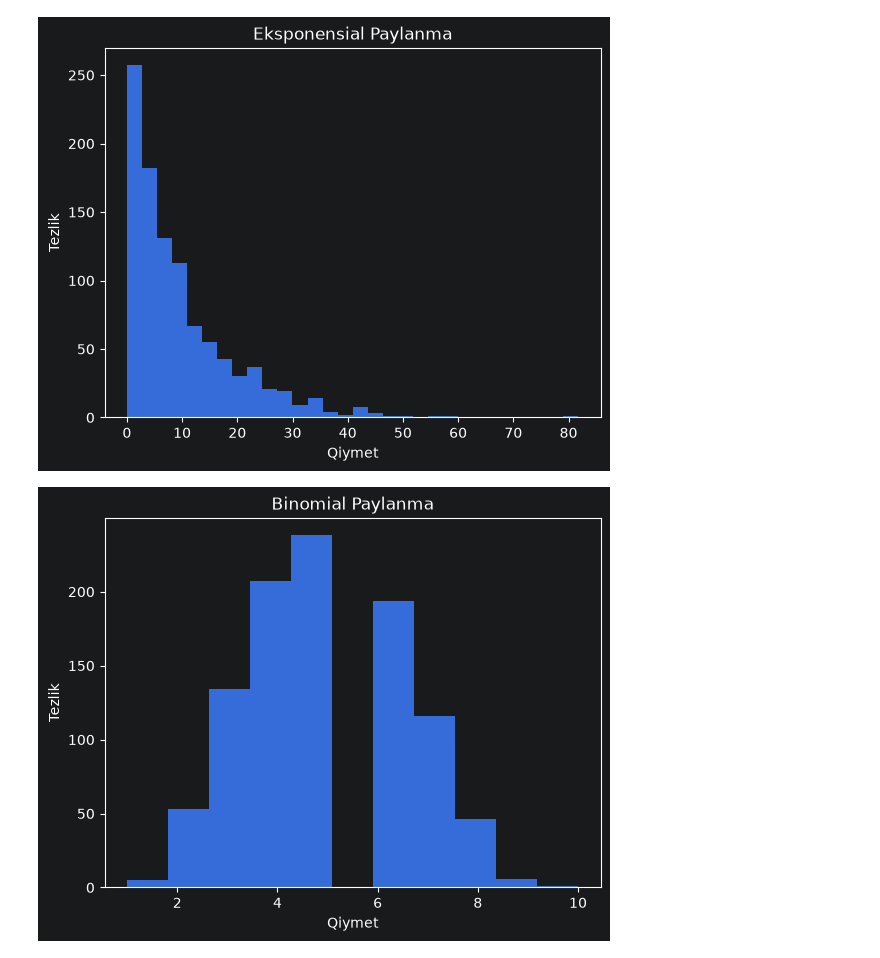
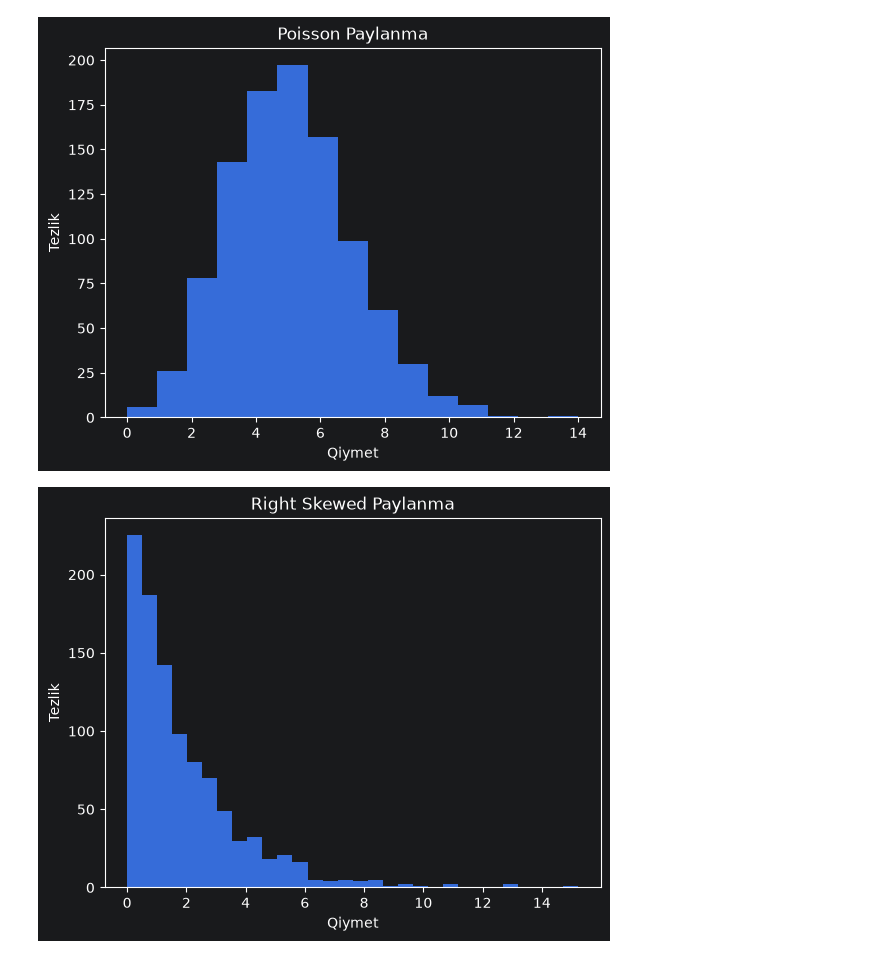
Before and after one commit to vagifrasulzade/Python_AI-Practice, a Jupyter notebook: Task6/Distribution.ipynb, the cells around one changed output. Cells and saved outputs as stored; diff of their text form; code cells hidden in the pictures.

```diff
--- a/Task6/Distribution.ipynb
+++ b/Task6/Distribution.ipynb
@@ -28,22 +25,20 @@ plt.show()
 # %%
-# 3.Eksponensial Paylanma
-np.random.seed(42)
-eksponensial = np.random.exponential(scale=10,size=1000)
-plt.hist(eksponensial, bins=30)
-plt.title("Eksponensial Paylanma")
+# 3.Poisson Paylanma
+poisson = np.random.poisson(lam=5,size=1000)
+plt.hist(poisson, bins=15)
+plt.title("Poisson Paylanma")
 plt.xlabel("Qiymet")
 plt.ylabel("Tezlik")
 plt.show()
 # %% [output]
-[figure, old version]
+[figure, new version]
 # %%
-# 4.Binomial Paylanma
-np.random.seed(42)
-binomial=np.random.binomial(n=10, p=0.5, size=1000)
-plt.hist(binomial, bins=11)
-plt.title("Binomial Paylanma")
+# 4.Right skewed
+right_skewed=np.random.exponential(scale=2, size=1000)
+plt.hist(right_skewed, bins=30)
+plt.title("Right Skewed Paylanma")
 plt.xlabel("Qiymet")
 plt.ylabel("Tezlik")
 plt.show()
 # %% [output]
-[figure, old version]
+[figure, new version]
```
Also changed, not shown: parts of 3 cells of this notebook.
